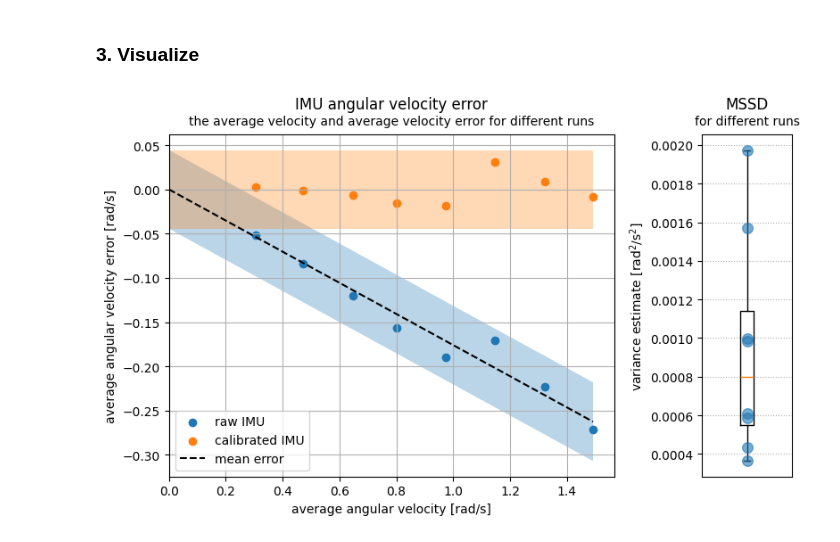
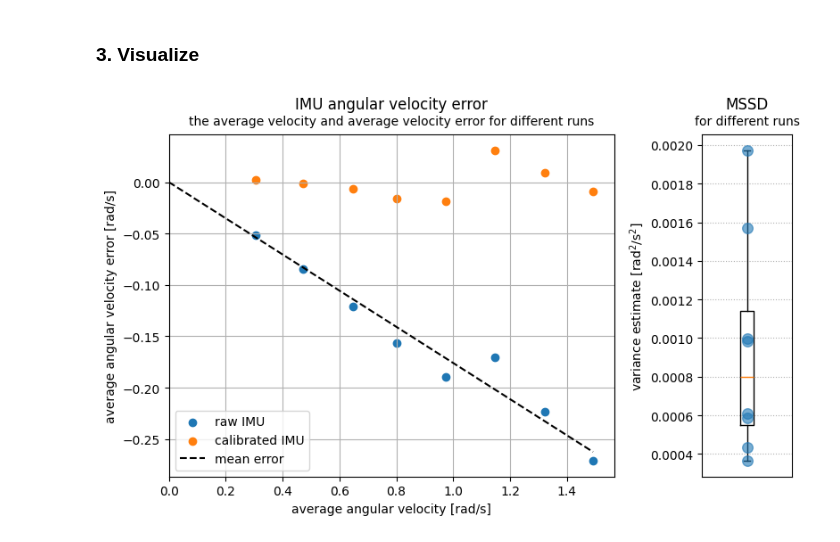
Before and after one commit to christiaantheunisse/Foresee-Error-Models, a Jupyter notebook: velocity_error/imu_error/imu_error.ipynb, the cells around one changed output. Saved outputs shown, nothing was run; the diff lists cells and outputs as text; code cells hidden in the pictures.

```diff
--- a/velocity_error/imu_error/imu_error.ipynb
+++ b/velocity_error/imu_error/imu_error.ipynb
@@ -123,10 +123,10 @@ ax.scatter(velocities, new_errors, label="calibrated IMU")
 
 line_x, line_y = np.vstack([[0, 0], [velocities.max(), opt_bias * velocities.max()]]).T
 ax.plot(line_x, line_y, "k--", label="mean error")
-ax.fill_between(line_x, line_y - std_dev, line_y + std_dev, alpha=0.3, facecolor="tab:blue")
-ax.fill_between(
-    line_x, -np.full_like(line_y, std_dev), np.full_like(line_y, std_dev), alpha=0.3, facecolor="tab:orange"
-)
+# ax.fill_between(line_x, line_y - std_dev, line_y + std_dev, alpha=0.3, facecolor="tab:blue")
+# ax.fill_between(
+#     line_x, -np.full_like(line_y, std_dev), np.full_like(line_y, std_dev), alpha=0.3, facecolor="tab:orange"
+# )
 
 ax.legend()
 # ax.set_ylim(top=0)
@@ -134,31 +134,31 @@ ax.set_xlim(left=0)
 ax.set_xlabel("average angular velocity [rad/s]")
 ax.set_ylabel("average angular velocity error [rad/s]")
 ax.set_title("IMU angular velocity error\n")
 ax.text(
     0.5,
     1.03,
     "the average velocity and average velocity error for different runs",
     fontsize=10,
     ha="center",
     transform=ax.transAxes,
 )
 ax.grid()
 
 ax = fig.add_subplot(1, 4, 4)
 # stds = np.sqrt(mssds)
 ax.boxplot(mssds)
 ax.scatter(np.full_like(mssds, 1), mssds, zorder=10, s=70, alpha=0.6)
 # ax.set_ylabel("angular velocity" + r"$^2$" +" [rad" + r"$^2$" + "/s" + r"$^2$" + "]")
 ax.set_ylabel("variance estimate" + " [rad" + r"$^2$" + "/s" + r"$^2$" + "]")
 ax.set_title("MSSD\n")
 ax.text(0.5, 1.03, "for different runs", fontsize=10, ha="center", transform=ax.transAxes)
 # ax.set_xticklabels(["mssd"])
 ax.tick_params(axis="x", which="both", bottom=False, top=False, labelbottom=False)
 ax.yaxis.grid(ls=":")
 
 plt.tight_layout()
 plt.savefig("imu_error_fit.png", bbox_inches="tight")
 plt.savefig("imu_error_fit.pdf", bbox_inches="tight")
 plt.show()
 # %% [output]
-[figure, old version]
+[figure, new version]
```
Also changed, not shown: 18 other files.
